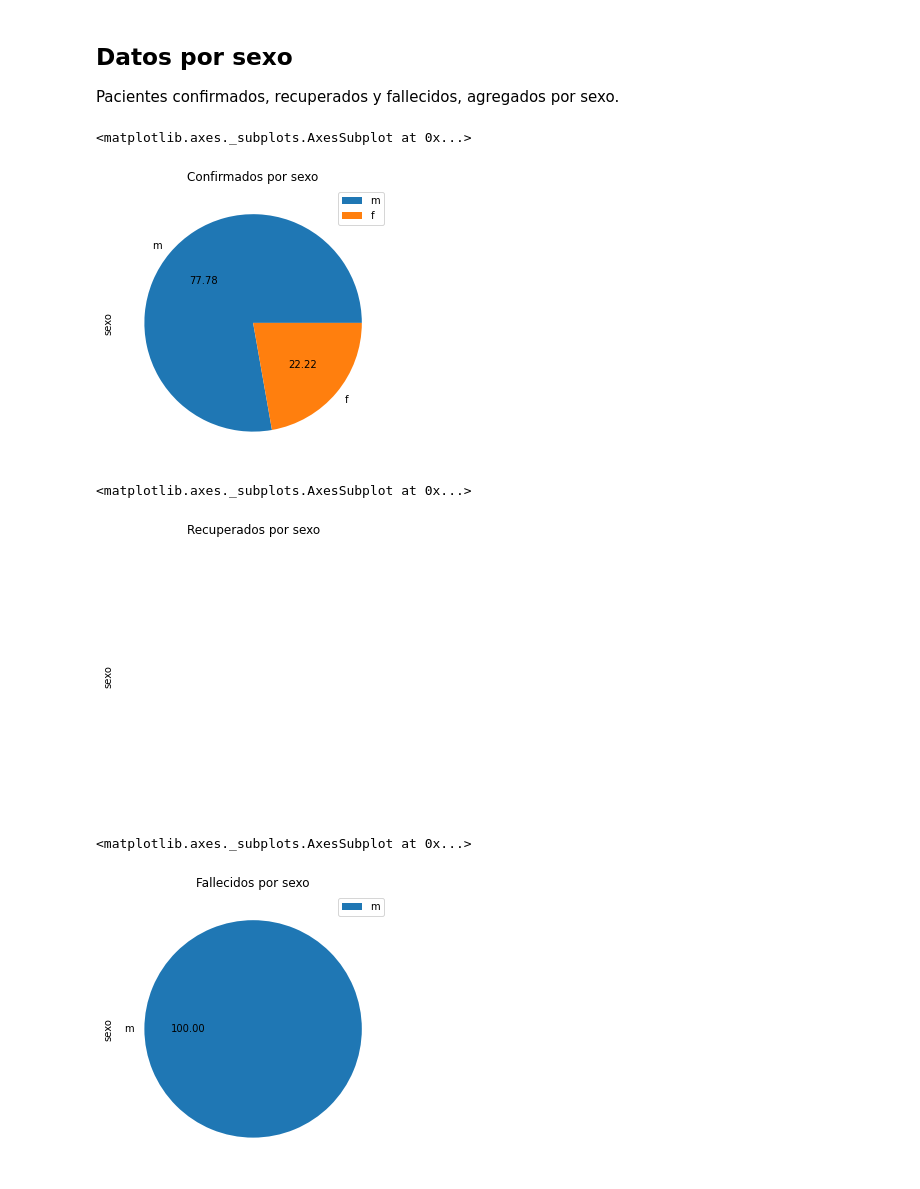
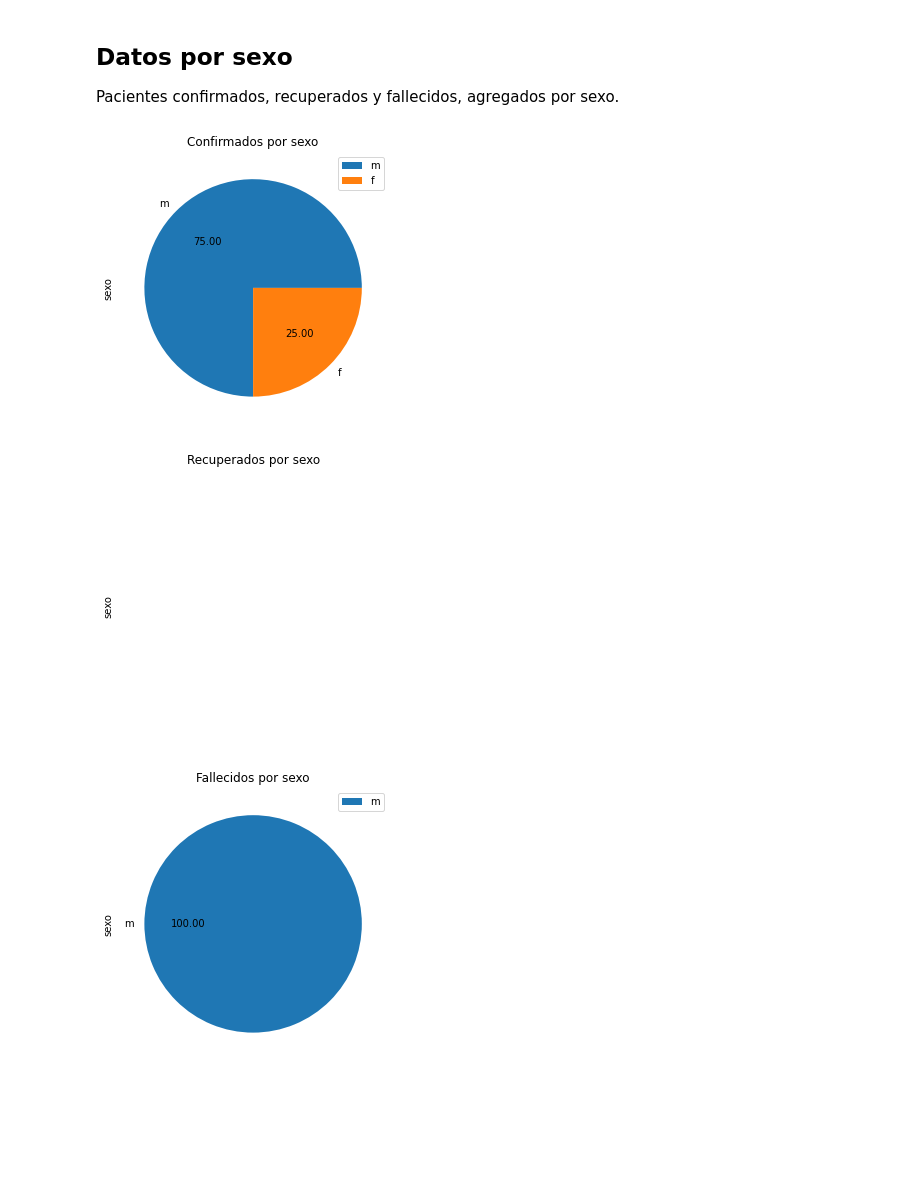
Before and after one commit to ncovgt2020/ncovgt2020, a Jupyter notebook: scripts/analisis_basico.ipynb, the cells around one changed output. Saved outputs shown, nothing was run; the diff lists cells and outputs as text; code cells hidden in the pictures; blank space fills up the shorter version.

Commit message:
Actualizar datos, anadir grafica por sexo

```diff
--- a/scripts/analisis_basico.ipynb
+++ b/scripts/analisis_basico.ipynb
@@ -113,19 +113,22 @@ Pacientes confirmados, recuperados y fallecidos, agregados por sexo.
 # %%
 # Obtener casos confirmados
 confirmados = pacientes[[ not pd.isna(i) for i in pacientes['fecha_confirmacion']]]
-confirmados['sexo'].value_counts().plot.pie(y='sexo', legend = True, autopct='%.2f', figsize = (5,5), title = 'Confirmados por sexo')
+ax = confirmados['sexo'].value_counts().plot.pie(y='sexo', legend = True, autopct='%.2f', figsize = (5,5), title = 'Confirmados por sexo')
+fig = ax.get_figure()
+fig.savefig("../imgs/confirmados_sexo.png")
 # %% [output]
-<matplotlib.axes._subplots.AxesSubplot at 0x...>
-[figure, old version]
+[figure, new version]
 # %%
 recuperados = pacientes[[ not pd.isna(i) for i in pacientes['fecha_recuperacion']]]
-recuperados['sexo'].value_counts().plot.pie(y='sexo', legend = True, autopct='%.2f', figsize = (5,5), title = 'Recuperados por sexo')
+ax = recuperados['sexo'].value_counts().plot.pie(y='sexo', legend = True, autopct='%.2f', figsize = (5,5), title = 'Recuperados por sexo')
+fig = ax.get_figure()
+fig.savefig("../imgs/recuperados_sexo.png")
 # %% [output]
-<matplotlib.axes._subplots.AxesSubplot at 0x...>
 [figure]
 # %%
 fallecidos = pacientes[[ not pd.isna(i) for i in pacientes['fecha_deceso']]]
-fallecidos['sexo'].value_counts().plot.pie(y='sexo', legend = True, autopct='%.2f', figsize = (5,5), title = 'Fallecidos por sexo')
+ax = fallecidos['sexo'].value_counts().plot.pie(y='sexo', legend = True, autopct='%.2f', figsize = (5,5), title = 'Fallecidos por sexo')
+fig = ax.get_figure()
+fig.savefig("../imgs/fallecidos_sexo.png")
 # %% [output]
-<matplotlib.axes._subplots.AxesSubplot at 0x...>
 [figure]
```
Also changed, not shown: parts of 3 cells of this notebook, 6 other files.
